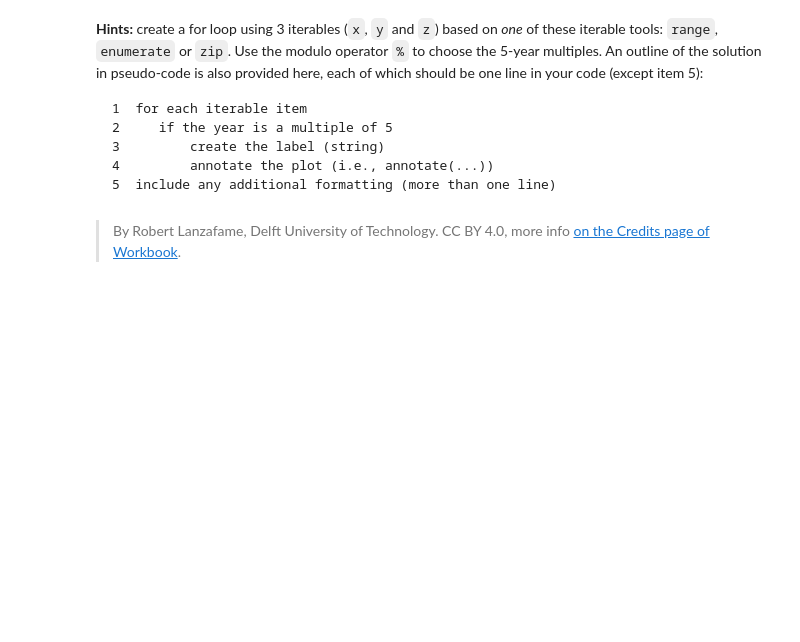
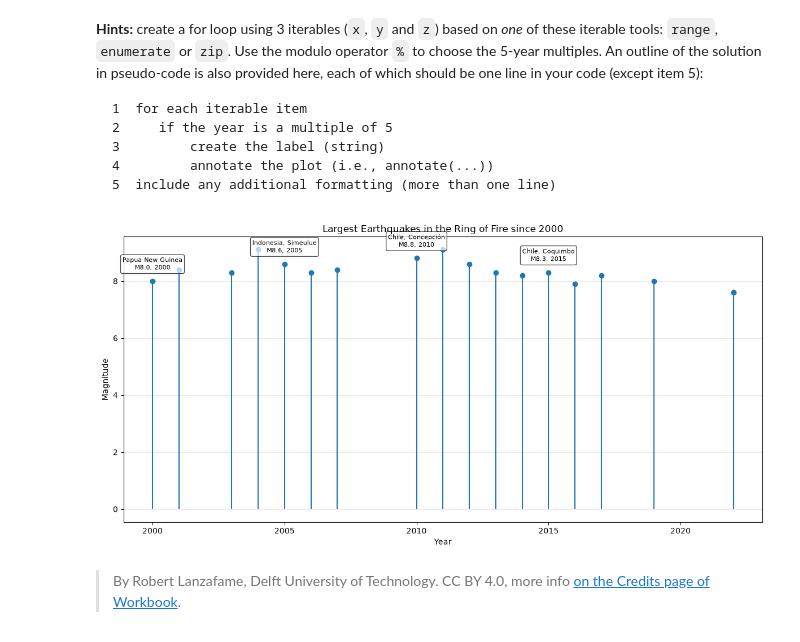
Before and after one commit to chiabalocco/PA2.3, a Jupyter notebook: 3_stem_plots.ipynb, the cells around one changed output. Drawn from its saved outputs; the diff is of its cells as text; code cells hidden in the pictures; blank space fills up the shorter version.

```diff
--- a/3_stem_plots.ipynb
+++ b/3_stem_plots.ipynb
@@ -76,2 +74,26 @@ plt.savefig('my_earthquake.svg')
+# %%
+x = year
+y = magn
+z = site
+
+plt.figure(figsize=(12, 6))
+plt.stem(x, y, basefmt=' ', linefmt='C0-', markerfmt='C0o')
+
+for year_value, magnitude, location in zip(x, y, z):
+    if year_value % 5 == 0:
+        label = f'{location}\nM{magnitude:.1f}, {year_value}'
+        plt.annotate(label, xy=(year_value, magnitude), xytext=(0, 12),
+                     textcoords='offset points', ha='center', va='bottom', fontsize=8,
+                     bbox=dict(boxstyle='round,pad=0.3', facecolor='white', alpha=0.7))
+
+plt.xlabel('Year')
+plt.ylabel('Magnitude')
+plt.title('Largest Earthquakes in the Ring of Fire since 2000')
+plt.grid(axis='y', alpha=0.3)
+plt.tight_layout()
+
+plt.savefig('my_earthquake.svg')
+# %% [output]
+[figure, added]
 # %% [markdown]
 > By Robert Lanzafame, Delft University of Technology. CC BY 4.0, more info [on the Credits page of Workbook](https://mude.citg.tudelft.nl/workbook-2025/credits.html).
```
Also changed, not shown: parts of 2 cells of this notebook, 6 other files.
